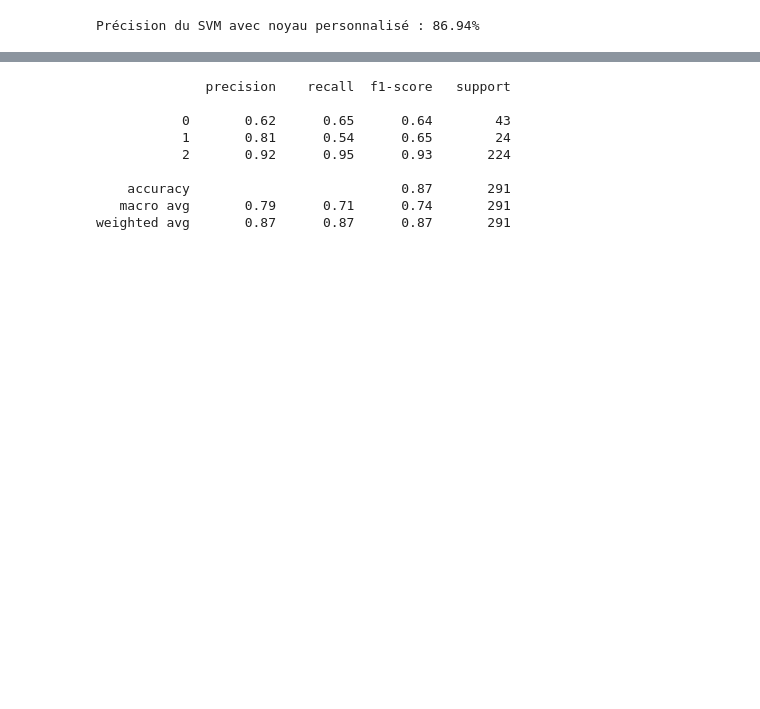
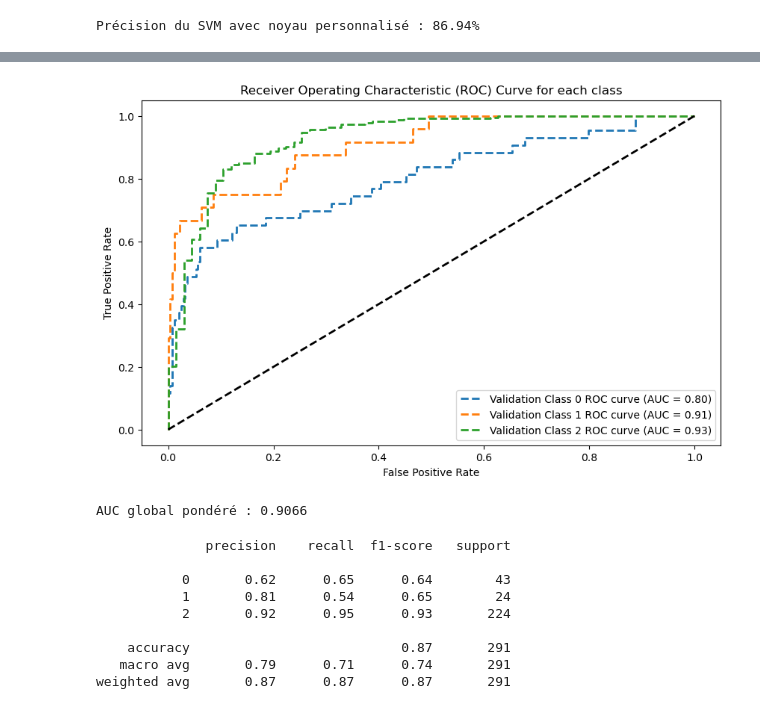
Before and after one commit to Welfare1/CocoaDiseases, a Jupyter notebook: welfare.ipynb, the cells around one changed output, grey strips where cells are left out. Drawn from its saved outputs; the diff is of its cells as text; code cells hidden in the pictures; blank space fills up the shorter version.

```diff
--- a/welfare.ipynb
+++ b/welfare.ipynb
@@ -635,3 +824,64 @@ Précision du SVM avec noyau personnalisé : 86.94%
+# %%
+import matplotlib.pyplot as plt
+from sklearn.metrics import roc_curve, auc
+from sklearn.preprocessing import label_binarize
+
+# Binarisation des labels pour AUC (pour les SVM multi-classes)
+y_train_bin = label_binarize(y_train, classes=np.unique(y_train))
+y_val_bin = label_binarize(y_val, classes=np.unique(y_val))
+
+# Calcul des scores de décision pour les ensembles d'entraînement et de validation
+n_classes = len(np.unique(y_train))  # Nombre de classes
+
+# Initialisation de la figure pour les courbes ROC
+plt.figure(figsize=(10, 6))
+
+# Calcul et tracé de la courbe ROC pour chaque classe
+for i in range(n_classes):
+    fpr_train, tpr_train, _ = roc_curve(y_train_bin[:, i], y_train_scores[:, i])
+    fpr_val, tpr_val, _ = roc_curve(y_val_bin[:, i], y_val_scores[:, i])
+
+    auc_train = auc(fpr_train, tpr_train)
+    auc_val = auc(fpr_val, tpr_val)
+
+    # Courbes ROC pour chaque classe
+    #plt.plot(fpr_train, tpr_train, lw=2, label=f'Train Class {i} ROC curve (AUC = {auc_train:.2f})')
+    plt.plot(fpr_val, tpr_val, lw=2, linestyle='--', label=f'Validation Class {i} ROC curve (AUC = {auc_val:.2f})')
+
+# Courbe ROC idéale (diagonale)
+plt.plot([0, 1], [0, 1], color='black', lw=2, linestyle='--')
+
+# Ajout des labels et légende
+plt.xlabel('False Positive Rate')
+plt.ylabel('True Positive Rate')
+plt.title('Receiver Operating Characteristic (ROC) Curve for each class')
+plt.legend(loc="lower right")
+plt.savefig("AUC_svm.svg", format="svg")
+# Affichage de la courbe
+plt.show()
+# %% [output]
+[figure, added]
+# %%
+from sklearn.metrics import roc_auc_score
+import numpy as np
+
+# Binarisation des labels pour AUC (pour les SVM multi-classes)
+y_val_bin = label_binarize(y_val, classes=np.unique(y_val))
+
+# Calcul de l'AUC pour chaque classe
+auc_per_class = []
+for i in range(n_classes):
+    auc_class = roc_auc_score(y_val_bin[:, i], y_val_scores[:, i])
+    auc_per_class.append(auc_class)
+
+# Calcul de l'AUC global pondéré
+class_weights = np.bincount(y_val) / len(y_val)  # Proportions de chaque classe dans l'ensemble de validation
+auc_global_weighted = np.dot(class_weights, auc_per_class)
+
+# Affichage de l'AUC global pondéré
+print(f"AUC global pondéré : {auc_global_weighted:.4f}")
+# %% [output]
+AUC global pondéré : 0.9066
 # %%
 from sklearn.metrics import classification_report, confusion_matrix
 import matplotlib.pyplot as plt
```
Also changed, not shown: parts of 3 cells of this notebook, 4 other files.
